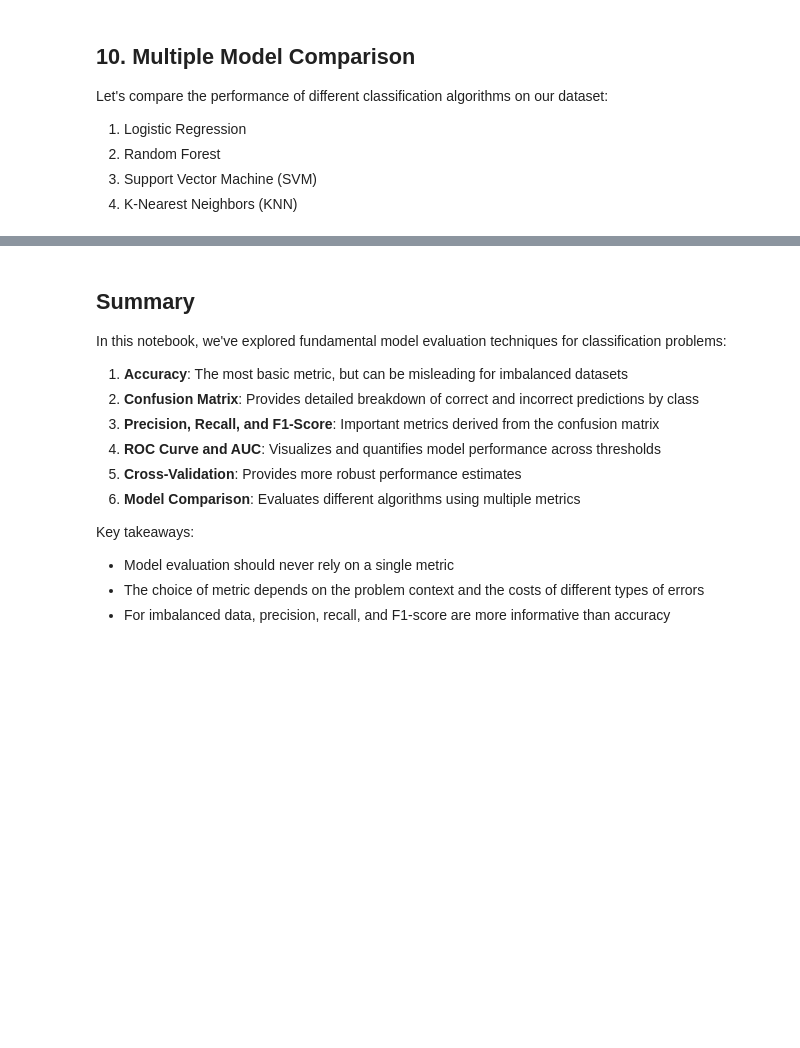
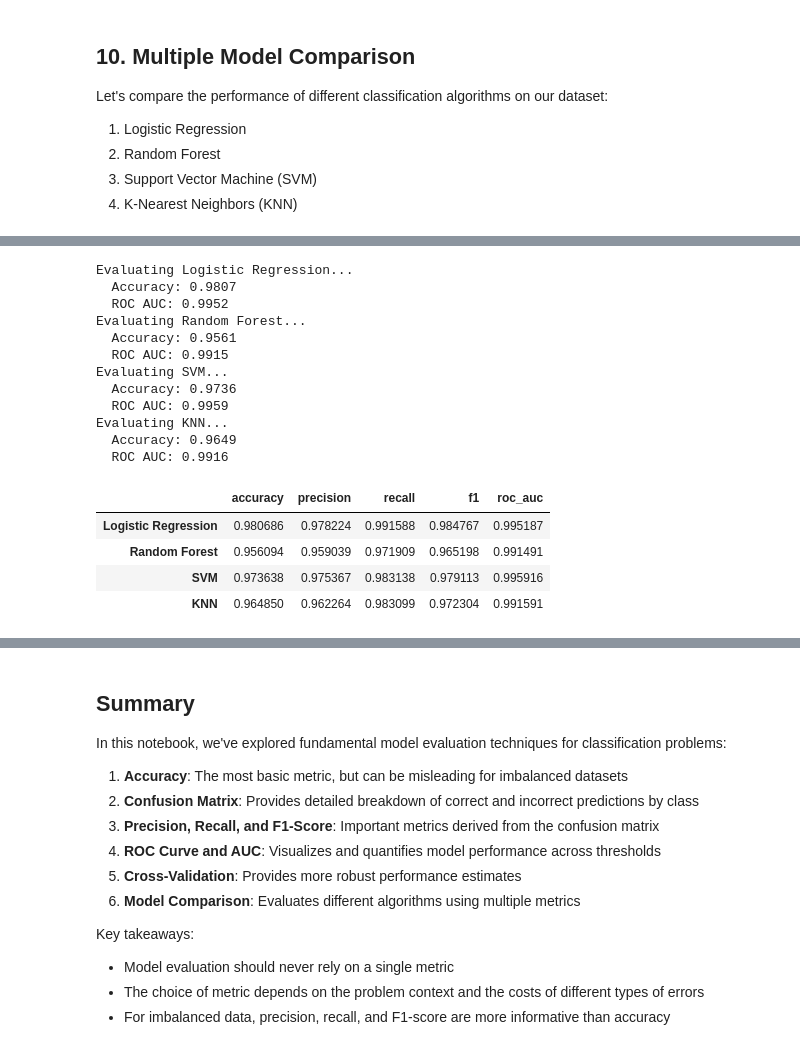
Before and after one commit to pavelklos/ai-ml, a Jupyter notebook: 2-ML/02-01-10.ipynb, the cells around one changed output, grey strips where cells are left out. Cells and saved outputs as stored; diff of their text form; code cells hidden in the pictures; blank space fills up the shorter version.

```diff
--- a/2-ML/02-01-10.ipynb
+++ b/2-ML/02-01-10.ipynb
@@ -432,3 +609,77 @@ results_df
+# %%
+from sklearn.linear_model import LogisticRegression
+from sklearn.ensemble import RandomForestClassifier
+from sklearn.svm import SVC
+from sklearn.neighbors import KNeighborsClassifier
+from sklearn.preprocessing import StandardScaler
+from sklearn.pipeline import make_pipeline
+from sklearn.model_selection import cross_val_score
+import pandas as pd
+
+# Initialize models with scaling where needed
+models = {
+    'Logistic Regression': make_pipeline(
+        StandardScaler(),
+        LogisticRegression(max_iter=2000, solver='lbfgs', random_state=42)
+    ),
+    'Random Forest': RandomForestClassifier(n_estimators=100, random_state=42),  # Tree-based, no scaling needed
+    'SVM': make_pipeline(
+        StandardScaler(),
+        SVC(probability=True, random_state=42)
+    ),
+    'KNN': make_pipeline(
+        StandardScaler(),
+        KNeighborsClassifier(n_neighbors=5)
+    )
+}
+
+# Results dictionary
+results = {}
+
+# Train and evaluate each model
+for name, model in models.items():
+    print(f"Evaluating {name}...")
+
+    # Perform cross-validation
+    cv_accuracy = cross_val_score(model, X, y, cv=5, scoring='accuracy')
+    cv_precision = cross_val_score(model, X, y, cv=5, scoring='precision')
+    cv_recall = cross_val_score(model, X, y, cv=5, scoring='recall')
+    cv_f1 = cross_val_score(model, X, y, cv=5, scoring='f1')
+    cv_roc_auc = cross_val_score(model, X, y, cv=5, scoring='roc_auc')
+
+    # Store results
+    results[name] = {
+        'accuracy': cv_accuracy.mean(),
+        'precision': cv_precision.mean(),
+        'recall': cv_recall.mean(),
+        'f1': cv_f1.mean(),
+        'roc_auc': cv_roc_auc.mean()
+    }
+
+    print(f"  Accuracy: {cv_accuracy.mean():.4f}")
+    print(f"  ROC AUC: {cv_roc_auc.mean():.4f}")
+
+# Convert results to DataFrame for easier visualization
+results_df = pd.DataFrame(results).T
+results_df
+# %% [output]
+Evaluating Logistic Regression...
+  Accuracy: 0.9807
+  ROC AUC: 0.9952
+Evaluating Random Forest...
+  Accuracy: 0.9561
+  ROC AUC: 0.9915
+Evaluating SVM...
+  Accuracy: 0.9736
+  ROC AUC: 0.9959
+Evaluating KNN...
+  Accuracy: 0.9649
+  ROC AUC: 0.9916
+|  | accuracy | precision | recall | f1 | roc_auc |
+| Logistic Regression | 0.980686 | 0.978224 | 0.991588 | 0.984767 | 0.995187 |
+| Random Forest | 0.956094 | 0.959039 | 0.971909 | 0.965198 | 0.991491 |
+| SVM | 0.973638 | 0.975367 | 0.983138 | 0.979113 | 0.995916 |
+| KNN | 0.964850 | 0.962264 | 0.983099 | 0.972304 | 0.991591 |
 # %%
 # Create bar chart comparing model performance
 plt.figure(figsize=(14, 8))
```
Also changed, not shown: parts of 17 cells of this notebook.
